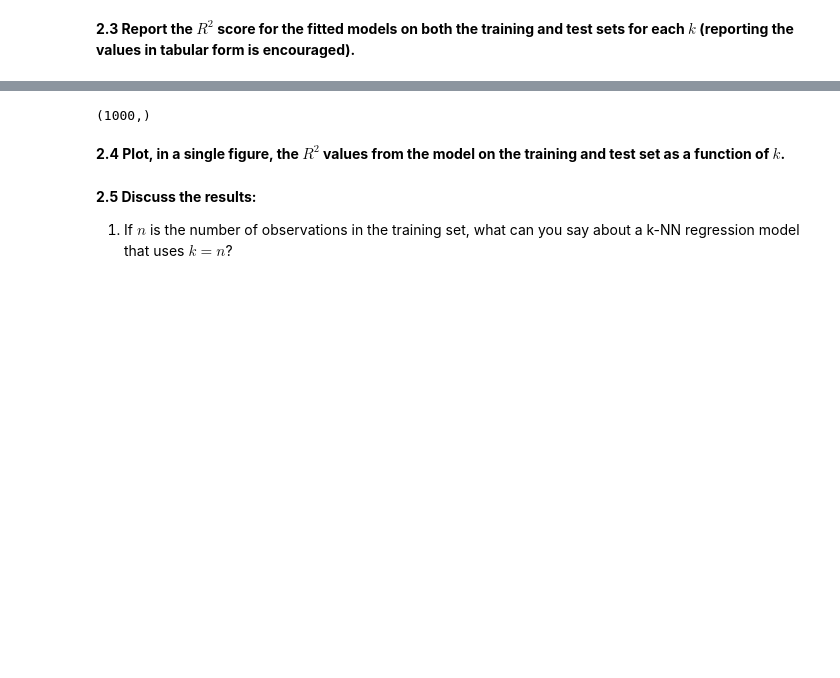
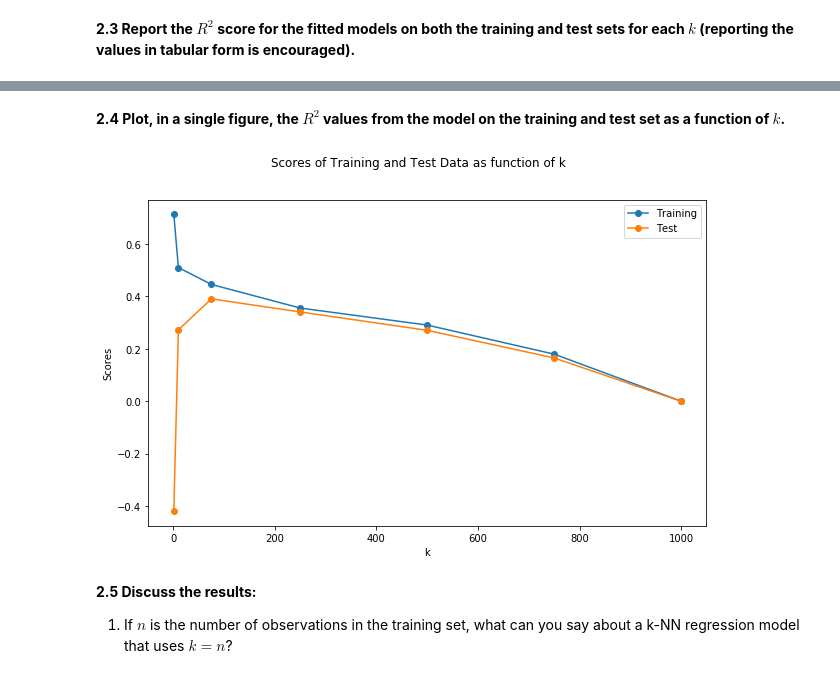
Before and after one commit to katevovor/2019-CS109A, a Jupyter notebook: hw/hw2/cs109a_hw2_109_submit.ipynb, the cells around one changed output, grey strips where cells are left out. Drawn from its saved outputs; the diff is of its cells as text; code cells hidden in the pictures; blank space fills up the shorter version.

```diff
--- a/hw/hw2/cs109a_hw2_109_submit.ipynb
+++ b/hw/hw2/cs109a_hw2_109_submit.ipynb
@@ -236,11 +202,10 @@ scores = pd.DataFrame(columns = ['k', 'Training', 'Test'])
 
 # iterate through every k value
 for i, ele in enumerate(k_list):
-#     scores.iloc[i,0] = ele
-    KNNModels[ele].fit(train_data[['TimeMin']], train_data['PickupCount'])
+
+    KNNModels[ele].fit(train_data[['TimeMin']], train_data[['PickupCount']])
     train = KNNModels[ele].score(train_data[['TimeMin']], train_data['PickupCount'])
 
-    KNNModels[ele].fit(test_data[['TimeMin']], test_data['PickupCount'])
     test = KNNModels[ele].score(test_data[['TimeMin']], test_data['PickupCount'])
 
     scores = scores.append({'k':ele, 'Training':train, 'Test':test}, ignore_index=True)
@@ -249,6 +223,2 @@ scores
-# %%
-train_data['TimeMin'].shape
-# %% [output]
-(1000,)
 # %% [markdown]
 **2.4 Plot, in a single figure, the $R^2$ values from the model on the training and test set as a function of $k$.**
@@ -257,3 +225,20 @@ train_data['TimeMin'].shape
+# %%
+# create the figure and axis
+fig, ax = plt.subplots(1, 1, figsize=(10, 6))
+
+# plot R^2 of training
+ax.plot(scores.loc[:,'k'], scores.loc[:,'Training'], 'o-', label = 'Training')
+
+# plot R^2 of test
+ax.plot(scores.loc[:,'k'], scores.loc[:,'Test'], 'o-', label = 'Test')
+
+ax.set_xlabel(r'k')
+ax.set_ylabel(r'Scores')
+ax.legend()
+
+fig.suptitle("Scores of Training and Test Data as function of k");
+# %% [output]
+[figure, added]
 # %% [markdown]
 **2.5 Discuss the results:**
 
```
Also changed, not shown: parts of 30 cells of this notebook, 13 other files.
